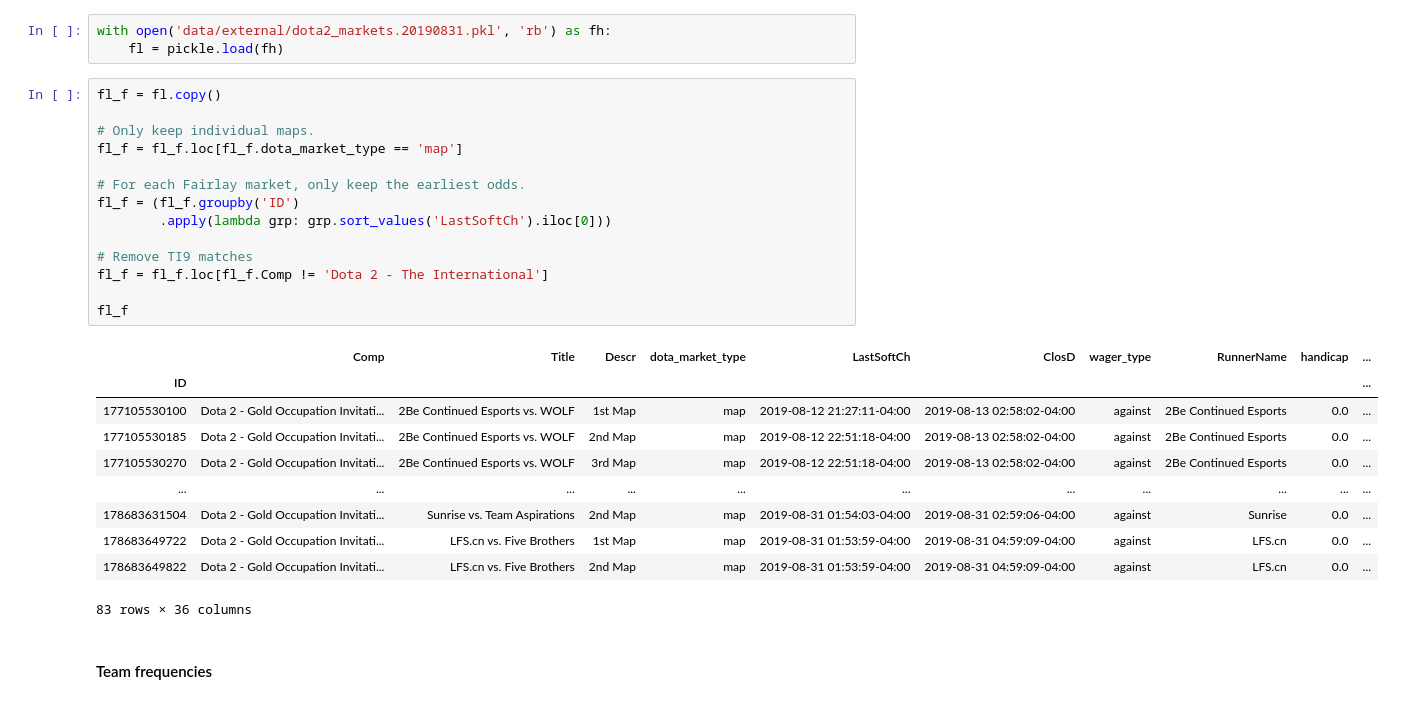
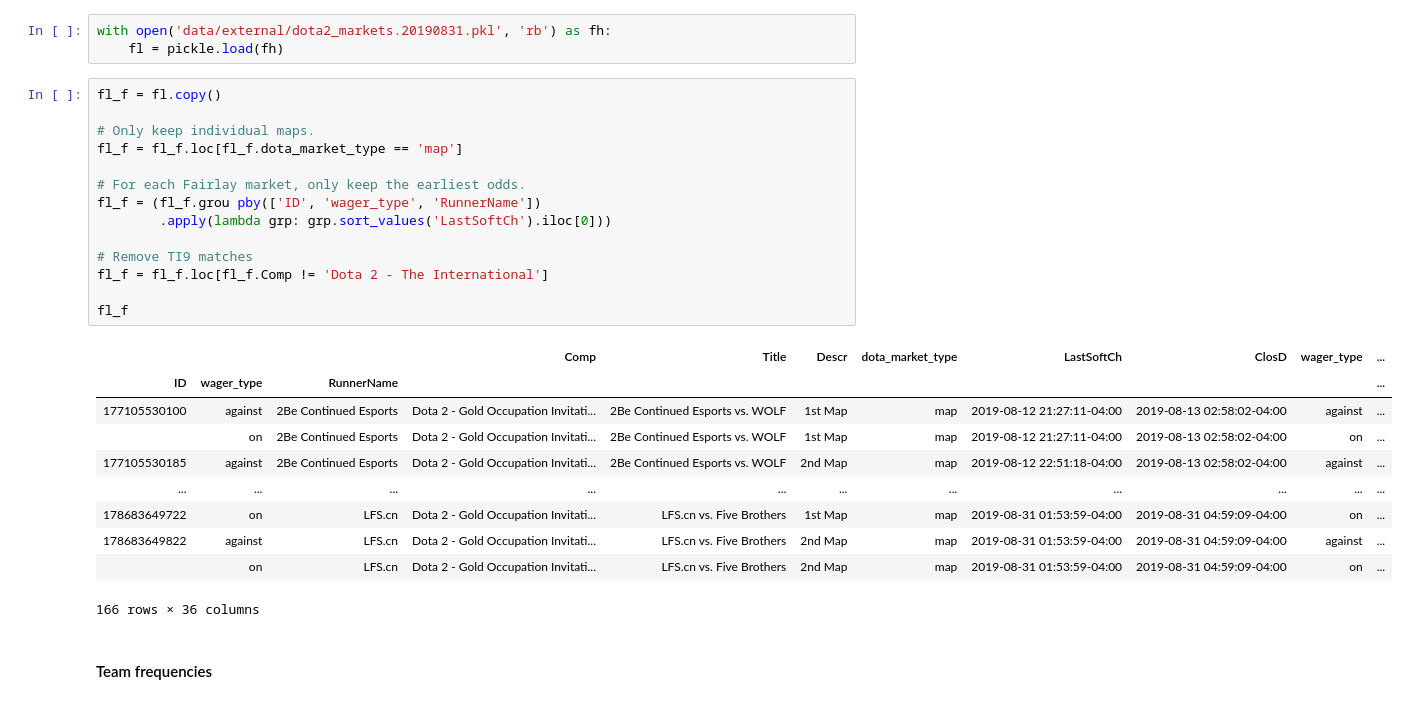
Before and after one commit to yl3/dota2, a Jupyter notebook: notebooks/2019-09-09.data_for_prof_matches.ipynb, the cells around one changed output. Cells and saved outputs as stored; diff of their text form.

```diff
--- a/notebooks/2019-09-09.data_for_prof_matches.ipynb
+++ b/notebooks/2019-09-09.data_for_prof_matches.ipynb
@@ -37,28 +38,28 @@ with open('data/external/dota2_markets.20190831.pkl', 'rb') as fh:
 # %%
 fl_f = fl.copy()
 
 # Only keep individual maps.
 fl_f = fl_f.loc[fl_f.dota_market_type == 'map']
 
 # For each Fairlay market, only keep the earliest odds.
-fl_f = (fl_f.groupby('ID')
+fl_f = (fl_f.grou pby(['ID', 'wager_type', 'RunnerName'])
         .apply(lambda grp: grp.sort_values('LastSoftCh').iloc[0]))
 
 # Remove TI9 matches
 fl_f = fl_f.loc[fl_f.Comp != 'Dota 2 - The International']
 
 fl_f
 # %% [output]
-|  | Comp | Title | Descr | dota_market_type | LastSoftCh | ClosD | wager_type | RunnerName | handicap | ... |
-| ID |  |  |  |  |  |  |  |  |  | ... |
-| 177105530100 | Dota 2 - Gold Occupation Invitati... | 2Be Continued Esports vs. WOLF | 1st Map | map | 2019-08-12 21:27:11-04:00 | 2019-08-13 02:58:02-04:00 | against | 2Be Continued Esports | 0.0 | ... |
-| 177105530185 | Dota 2 - Gold Occupation Invitati... | 2Be Continued Esports vs. WOLF | 2nd Map | map | 2019-08-12 22:51:18-04:00 | 2019-08-13 02:58:02-04:00 | against | 2Be Continued Esports | 0.0 | ... |
-| 177105530270 | Dota 2 - Gold Occupation Invitati... | 2Be Continued Esports vs. WOLF | 3rd Map | map | 2019-08-12 22:51:18-04:00 | 2019-08-13 02:58:02-04:00 | against | 2Be Continued Esports | 0.0 | ... |
+|  |  |  | Comp | Title | Descr | dota_market_type | LastSoftCh | ClosD | wager_type | ... |
+| ID | wager_type | RunnerName |  |  |  |  |  |  |  | ... |
+| 177105530100 | against | 2Be Continued Esports | Dota 2 - Gold Occupation Invitati... | 2Be Continued Esports vs. WOLF | 1st Map | map | 2019-08-12 21:27:11-04:00 | 2019-08-13 02:58:02-04:00 | against | ... |
+|  | on | 2Be Continued Esports | Dota 2 - Gold Occupation Invitati... | 2Be Continued Esports vs. WOLF | 1st Map | map | 2019-08-12 21:27:11-04:00 | 2019-08-13 02:58:02-04:00 | on | ... |
+| 177105530185 | against | 2Be Continued Esports | Dota 2 - Gold Occupation Invitati... | 2Be Continued Esports vs. WOLF | 2nd Map | map | 2019-08-12 22:51:18-04:00 | 2019-08-13 02:58:02-04:00 | against | ... |
 | ... | ... | ... | ... | ... | ... | ... | ... | ... | ... | ... |
-| 178683631504 | Dota 2 - Gold Occupation Invitati... | Sunrise vs. Team Aspirations | 2nd Map | map | 2019-08-31 01:54:03-04:00 | 2019-08-31 02:59:06-04:00 | against | Sunrise | 0.0 | ... |
-| 178683649722 | Dota 2 - Gold Occupation Invitati... | LFS.cn vs. Five Brothers | 1st Map | map | 2019-08-31 01:53:59-04:00 | 2019-08-31 04:59:09-04:00 | against | LFS.cn | 0.0 | ... |
-| 178683649822 | Dota 2 - Gold Occupation Invitati... | LFS.cn vs. Five Brothers | 2nd Map | map | 2019-08-31 01:53:59-04:00 | 2019-08-31 04:59:09-04:00 | against | LFS.cn | 0.0 | ... |
+| 178683649722 | on | LFS.cn | Dota 2 - Gold Occupation Invitati... | LFS.cn vs. Five Brothers | 1st Map | map | 2019-08-31 01:53:59-04:00 | 2019-08-31 04:59:09-04:00 | on | ... |
+| 178683649822 | against | LFS.cn | Dota 2 - Gold Occupation Invitati... | LFS.cn vs. Five Brothers | 2nd Map | map | 2019-08-31 01:53:59-04:00 | 2019-08-31 04:59:09-04:00 | against | ... |
+|  | on | LFS.cn | Dota 2 - Gold Occupation Invitati... | LFS.cn vs. Five Brothers | 2nd Map | map | 2019-08-31 01:53:59-04:00 | 2019-08-31 04:59:09-04:00 | on | ... |
-83 rows × 36 columns
+166 rows × 36 columns
 # %% [markdown]
 #### Team frequencies
 # %%
```
Also changed, not shown: parts of 11 cells of this notebook, 1 other file.
